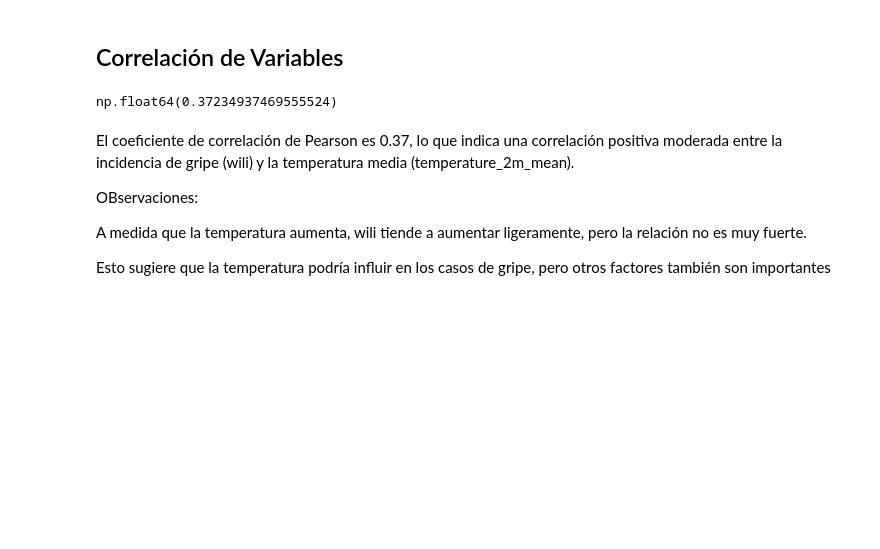
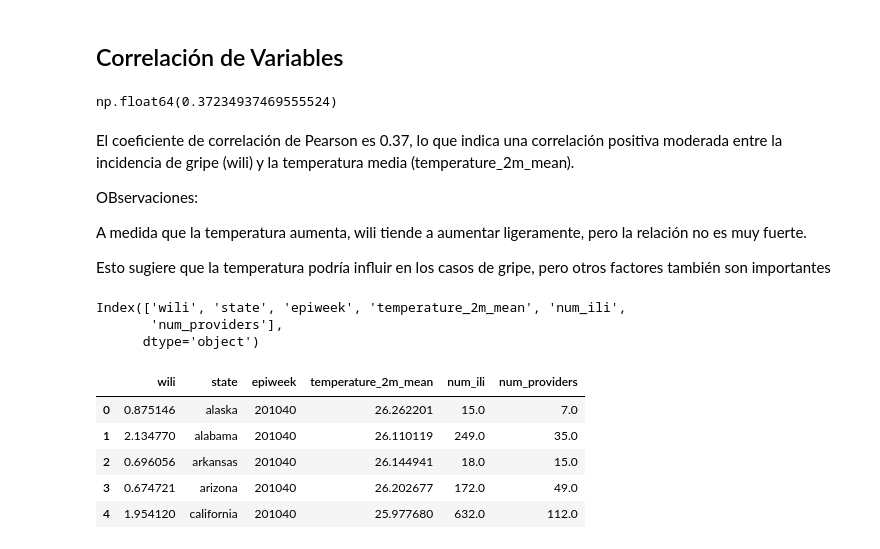
Before and after one commit to Laura-Cruz-Gil/Proyecto_Final_Salud, a Jupyter notebook: src/explore.ipynb, the cells around one changed output. Cells and saved outputs as stored; diff of their text form; code cells hidden in the pictures; blank space fills up the shorter version.

```diff
--- a/src/explore.ipynb
+++ b/src/explore.ipynb
@@ -415,3 +415,20 @@ OBservaciones:
 A medida que la temperatura aumenta, wili tiende a aumentar ligeramente, pero la relación no es muy fuerte.
 
 Esto sugiere que la temperatura podría influir en los casos de gripe, pero otros factores también son importantes
+# %%
+df = df[["wili", "state", "epiweek", "temperature_2m_mean", "num_ili", "num_providers"]].dropna()
+df = df.reset_index(drop=True)
+print(df.columns)
+# %% [output]
+Index(['wili', 'state', 'epiweek', 'temperature_2m_mean', 'num_ili',
+       'num_providers'],
+      dtype='object')
+# %%
+df.head()
+# %% [output]
+|  | wili | state | epiweek | temperature_2m_mean | num_ili | num_providers |
+| 0 | 0.875146 | alaska | 201040 | 26.262201 | 15.0 | 7.0 |
+| 1 | 2.134770 | alabama | 201040 | 26.110119 | 249.0 | 35.0 |
+| 2 | 0.696056 | arkansas | 201040 | 26.144941 | 18.0 | 15.0 |
+| 3 | 0.674721 | arizona | 201040 | 26.202677 | 172.0 | 49.0 |
+| 4 | 1.954120 | california | 201040 | 25.977680 | 632.0 | 112.0 |
```
Also changed, not shown: parts of 13 cells of this notebook.
